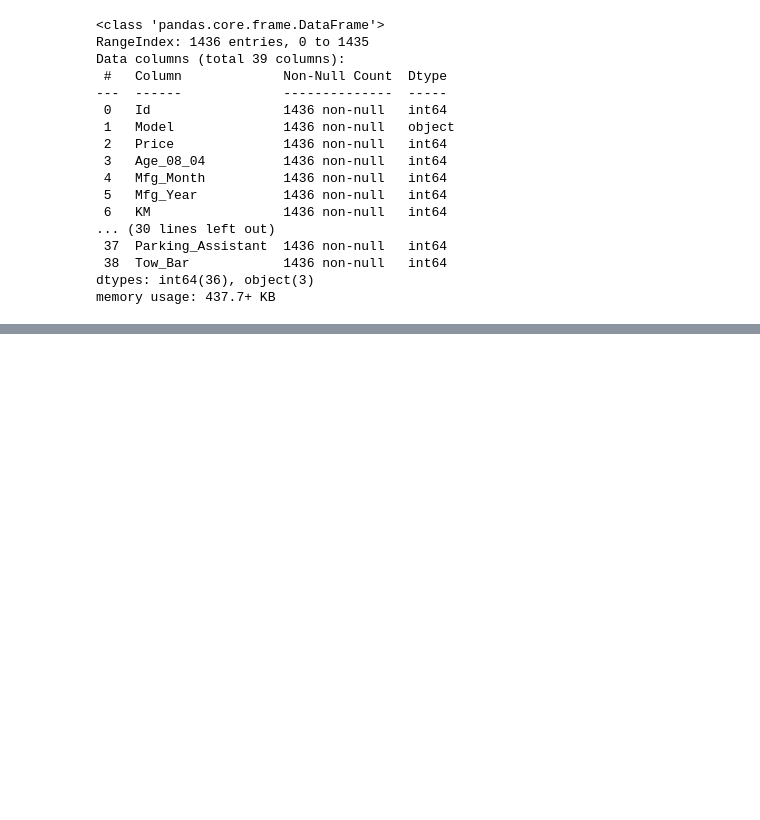
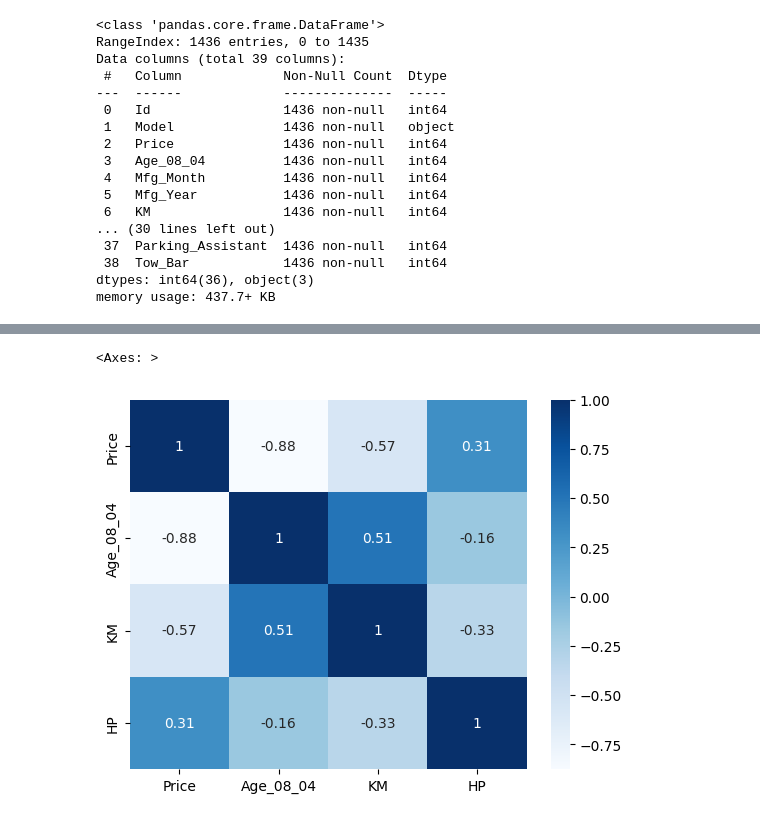
Before and after one commit to xioulin/pythonForMBAs, a Jupyter notebook: corollas/notebook/corollas.ipynb, the cells around one changed output, grey strips where cells are left out. Saved outputs shown, nothing was run; the diff lists cells and outputs as text; code cells hidden in the pictures; blank space fills up the shorter version.

```diff
--- a/corollas/notebook/corollas.ipynb
+++ b/corollas/notebook/corollas.ipynb
@@ -127,0 +159,4 @@ df[['Model','Fuel_Type','Color']]
+# %%
+df_ints=df_ints.iloc[:,:6].copy()
+# %%
+df_ints.pop('Mfg_Month')
@@ -127,0 +176,2 @@ df[['Model','Fuel_Type','Color']]
+# %%
+df_ints.pop('Mfg_Year')
@@ -127,0 +191,7 @@ df[['Model','Fuel_Type','Color']]
+# %%
+df_stuff= df_ints.corr()
+# %%
+sns.heatmap(df_stuff,cmap='Blues',annot=True)
+# %% [output]
+<Axes: >
+[figure, added]
```
Also changed, not shown: parts of 8 cells of this notebook.
